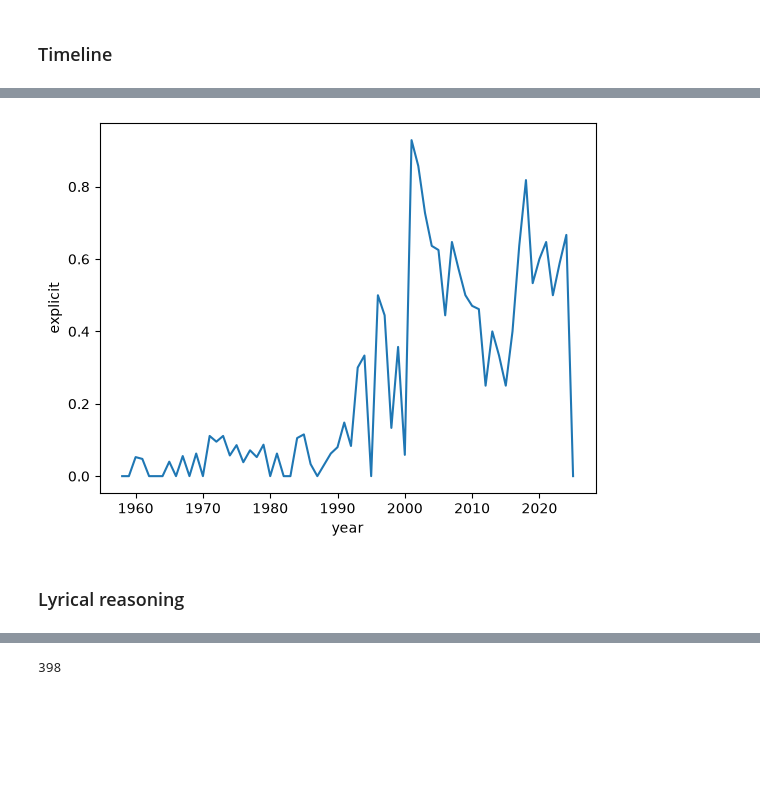
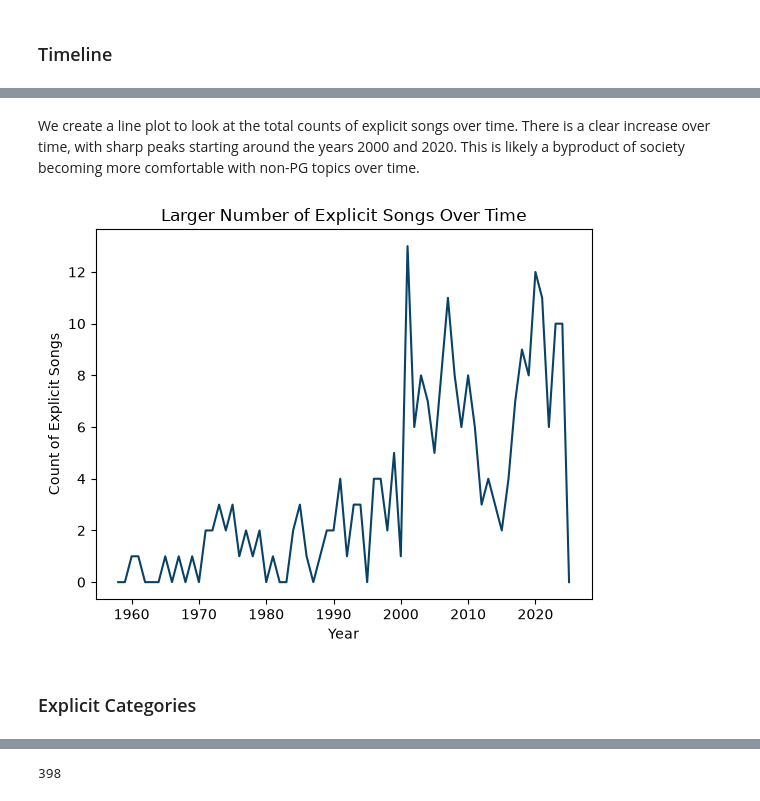
Before and after one commit to IzzyMRob/CS_161_Project, a Jupyter notebook: george_explicit.ipynb, the cells around one changed output, grey strips where cells are left out. Cells and saved outputs as stored; diff of their text form; code cells hidden in the pictures; blank space fills up the shorter version.

```diff
--- a/george_explicit.ipynb
+++ b/george_explicit.ipynb
@@ -63,8 +77,13 @@ plt.show()
+# %% [markdown]
+We create a line plot to look at the total counts of explicit songs over time. There is a clear increase over time, with sharp peaks starting around the years 2000 and 2020. This is likely a byproduct of society becoming more comfortable with non-PG topics over time.
 # %%
-yearly = sns.lineplot(data=ex, x='year', y='explicit', errorbar=None)
+yearly = sns.lineplot(data=ex, x='year', y='explicit', errorbar=None, estimator=sum, color="#084266")
 yearly.set_xticks([2,12,22,32,42,52,62])
+yearly.set_xlabel("Year")
+yearly.set_ylabel("Count of Explicit Songs")
+yearly.set_title("Larger Number of Explicit Songs Over Time")
 plt.show()
 # %% [output]
-[figure, old version]
+[figure, new version]
 # %% [markdown]
-### Lyrical reasoning
+### Explicit Categories
```
Also changed, not shown: parts of 46 cells of this notebook, 4 other files.
